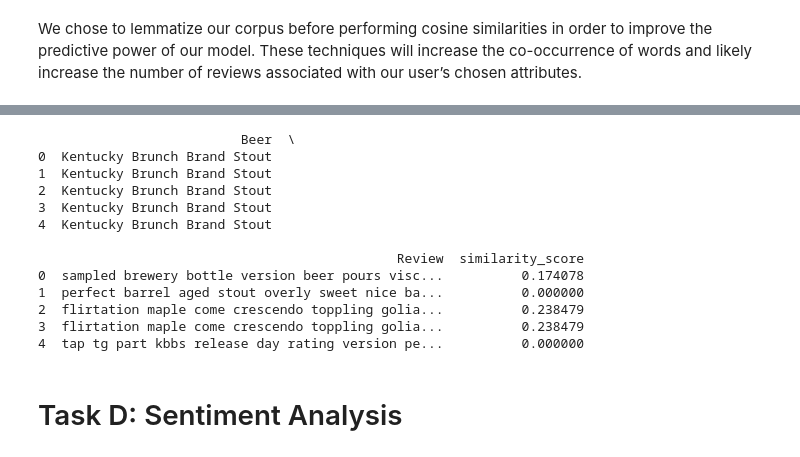
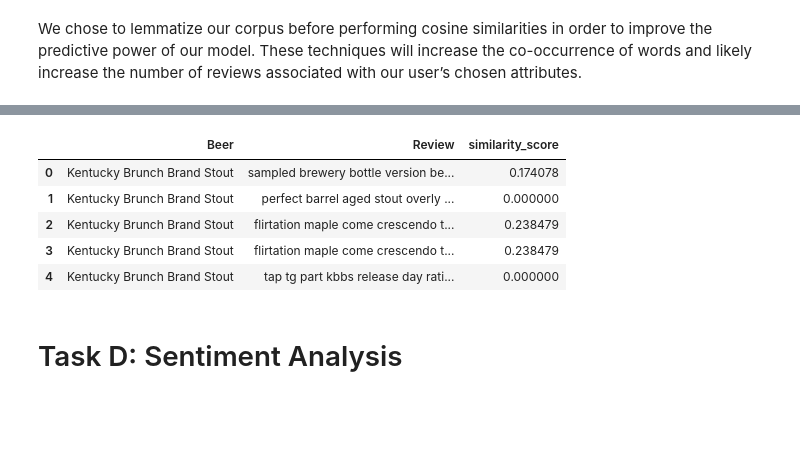
Before and after one commit to femkemunting/mis284n_assignment_2, a Jupyter notebook: assignment2.ipynb, the cells around one changed output, grey strips where cells are left out. Saved outputs shown, nothing was run; the diff lists cells and outputs as text; code cells hidden in the pictures; blank space fills up the shorter version.

```diff
--- a/assignment2.ipynb
+++ b/assignment2.ipynb
@@ -671,7 +634,8 @@ beer_reviews = pd.read_csv('data/reduced_length.csv')
 beer_reviews['Review'] = beer_reviews['Review'].apply(preprocess_text)
 
 # The 3 determined important attributes from Part B
-attributes = ["dark", "chocolate", "vanilla"]
+attributes = ["dark", "chocolate", "vanilla"] # profile 1
+# attributes = ["orange", "hazy", "white"] # profile 2
 
 # Preprocessing the attributes
 attributes_str = preprocess_text(' '.join(attributes))
@@ -682,7 +646,6 @@ vectorizer = CountVectorizer()
 # Fit transforming both the reviews and the attributes
 review_vectors = vectorizer.fit_transform(beer_reviews['Review'])
 attributes_vector = vectorizer.transform([attributes_str])
-
 
 def normalize(vector):
     norm = np.linalg.norm(vector)
@@ -734,18 +697,18 @@ attributes_vector = csr_matrix((normalized_data, (row_indices, col_indices)),
 
 
 # Calculating the cosine similarity between each review and the 3 important attributes
-sim_scores = cosine_similarity(review_vectors, attributes_vector).flatten()
+sim_scores1 = cosine_similarity(review_vectors, attributes_vector).flatten()
 
 # Adding the similarity scores as a column to the DataFrame
-beer_reviews['similarity_score'] = sim_scores
+beer_reviews['similarity_score'] = sim_scores1
 
 # Storing the results as a DataFrame
-sim_scores_df = beer_reviews[['Beer', 'Review', 'similarity_score']]
+sim_scores1_df = beer_reviews[['Beer', 'Review', 'similarity_score']]
 
 # Saving the results to a CSV output file
-sim_scores_df.to_csv('data/similarity_scores.csv', index=False)
+sim_scores1_df.to_csv('data/similarity_scores.csv', index=False)
 
 # Printing out the first 5 results (for visualization)
-print(sim_scores_df.head())
+display(sim_scores1_df.head())
 # %% [output]
 [nltk_data] Downloading package wordnet to /root/nltk_data...
@@ -752,16 +716,9 @@ print(sim_scores_df.head())
-                          Beer  \
-0  Kentucky Brunch Brand Stout
-1  Kentucky Brunch Brand Stout
-2  Kentucky Brunch Brand Stout
-3  Kentucky Brunch Brand Stout
-4  Kentucky Brunch Brand Stout
-
-                                              Review  similarity_score
-0  sampled brewery bottle version beer pours visc...          0.174078
-1  perfect barrel aged stout overly sweet nice ba...          0.000000
-2  flirtation maple come crescendo toppling golia...          0.238479
-3  flirtation maple come crescendo toppling golia...          0.238479
-4  tap tg part kbbs release day rating version pe...          0.000000
+|  | Beer | Review | similarity_score |
+| 0 | Kentucky Brunch Brand Stout | sampled brewery bottle version be... | 0.174078 |
+| 1 | Kentucky Brunch Brand Stout | perfect barrel aged stout overly ... | 0.000000 |
+| 2 | Kentucky Brunch Brand Stout | flirtation maple come crescendo t... | 0.238479 |
+| 3 | Kentucky Brunch Brand Stout | flirtation maple come crescendo t... | 0.238479 |
+| 4 | Kentucky Brunch Brand Stout | tap tg part kbbs release day rati... | 0.000000 |
 # %% [markdown]
 # Task D: Sentiment Analysis
 # %% [markdown]
```
Also changed, not shown: parts of 37 cells of this notebook, 5 other files.
